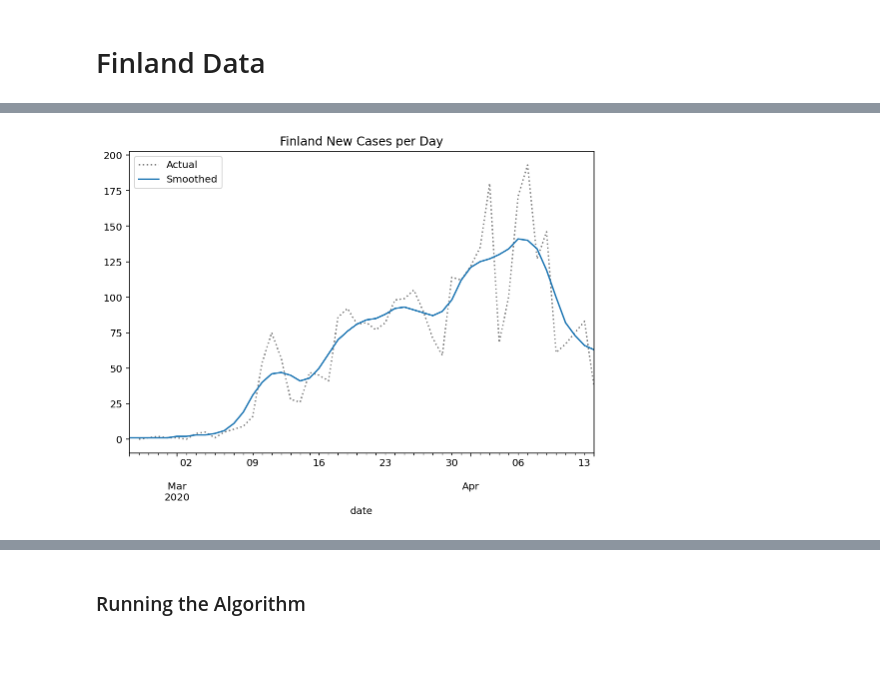
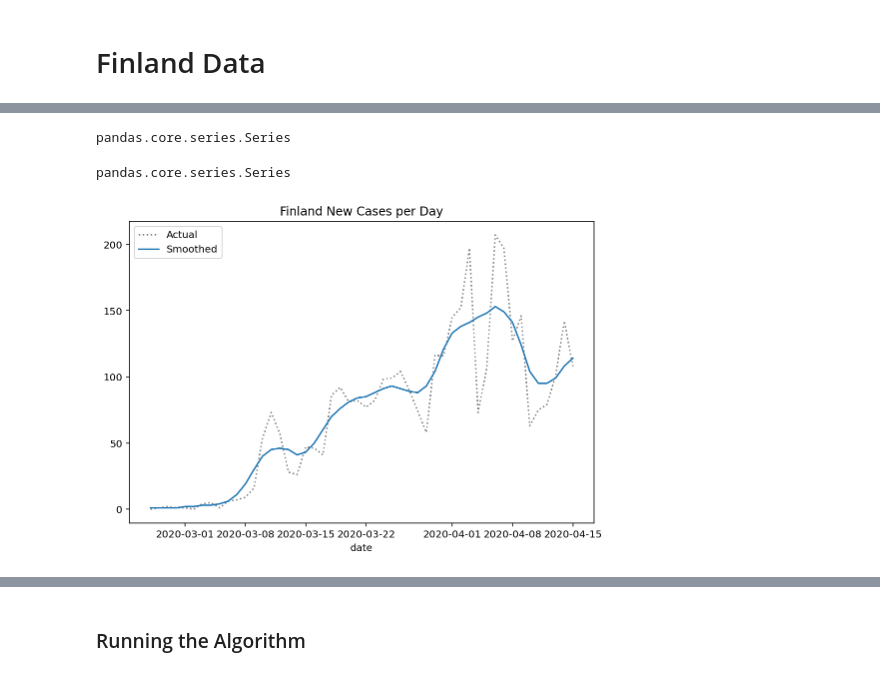
Before and after one commit to k-sys/covid-19, a Jupyter notebook: finland.ipynb, the cells around one changed output, grey strips where cells are left out. Saved outputs shown, nothing was run; the diff lists cells and outputs as text; code cells hidden in the pictures; blank space fills up the shorter version.

```diff
--- a/finland.ipynb
+++ b/finland.ipynb
@@ -75,22 +95,25 @@ Name: cases, Length: 2329, dtype: int64
 # %%
 # TODO: get data straight from THL?
 
-finland = pd.read_csv('finland_stat.csv', sep='\t',
-                      skiprows=1, header=None, names = ['date', 'cases_in_day'],
-                      parse_dates=['date'])
+#finland = pd.read_csv('finland_stat.csv', sep='\t',
+#                      skiprows=1, header=None, names = ['date', 'cases_in_day'],
+#                      parse_dates=['date'])
 #finland.columns = ['date', 'cases_in_day']
 
-# Calc cumulative cases
-cumulative_cases_list = []
-cases_total = 0
-for index, row in finland.iterrows():
-    cases_total += row['cases_in_day']
-    cumulative_cases_list.append(cases_total)
-cumulative_cases_list
-finland['cases'] = cumulative_cases_list
+import requests
 
-# set index
+url = "https://w3qa5ydb4l.execute-api.eu-west-1.amazonaws.com/prod/processedThlData"
+
+payload = ""
+response = requests.request("GET", url, data=payload)
+
+c = response.json()
+
+finland = pd.DataFrame(c['confirmed']['Kaikki sairaanhoitopiirit'])
+finland['date'] = finland['date'].apply(pd.to_datetime).dt.date
 finland.set_index(finland['date'], inplace=True)
 
+finland = finland[:-5]
+
 finland
 # %% [output]
@@ -156,3 +163,12 @@ Name: Finland cases, dtype: int64
+# %%
+cases = finland['cases'].rename(f"{state_name} cases")
+type(cases)
+# %% [output]
+pandas.core.series.Series
+# %%
+type(cases.diff())
+# %% [output]
+pandas.core.series.Series
 # %%
 #state_name = 'New York'
 state_name = 'Finland'
@@ -165,32 +181,32 @@ def prepare_cases(cases):
         min_periods=1,
         center=True).mean(std=2).round()
 
     zeros = smoothed.index[smoothed.eq(0)]
     if len(zeros) == 0:
         idx_start = 0
     else:
         last_zero = zeros.max()
         idx_start = smoothed.index.get_loc(last_zero) + 1
     smoothed = smoothed.iloc[idx_start:]
     original = new_cases.loc[smoothed.index]
 
     return original, smoothed
 
 #cases = states.xs(state_name).rename(f"{state_name} cases")
 cases = finland['cases'].rename(f"{state_name} cases")
 
-original, smoothed = prepare_cases(cases)
+original, smoothed = prepare_cases(cases[:-5])
 
 original.plot(title=f"{state_name} New Cases per Day",
                c='k',
                linestyle=':',
                alpha=.5,
                label='Actual',
                legend=True,
              figsize=(600/72, 400/72))
 
 ax = smoothed.plot(label='Smoothed',
                    legend=True)
 ax.get_figure().set_facecolor('w')
 # %% [output]
-[figure, old version]
+[figure, new version]
```
Also changed, not shown: parts of 38 cells of this notebook, 1 other file.
